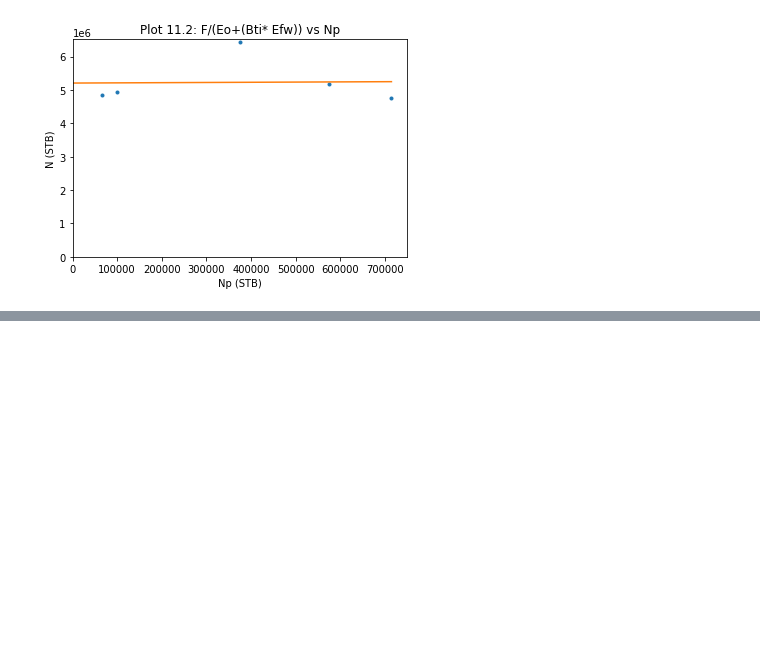
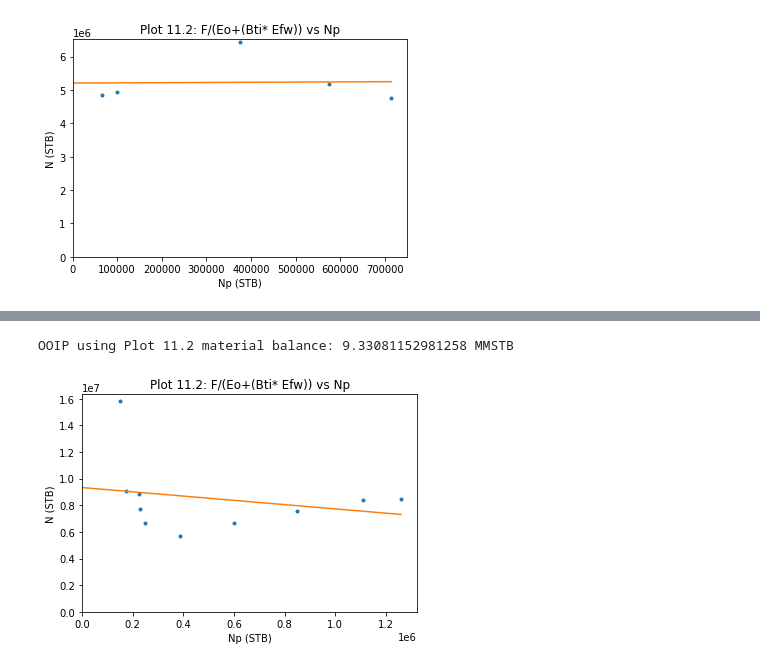
Before and after one commit to yohanesnuwara/reservoir-engineering, a Jupyter notebook: Unit 11 Undersaturated-Oil Reservoirs/notebook/11_examples.ipynb, the cells around one changed output, grey strips where cells are left out. Cells and saved outputs as stored; diff of their text form; code cells hidden in the pictures; blank space fills up the shorter version.

```diff
--- a/Unit 11 Undersaturated-Oil Reservoirs/notebook/11_examples.ipynb
+++ b/Unit 11 Undersaturated-Oil Reservoirs/notebook/11_examples.ipynb
@@ -211,0 +531,23 @@ OOIP using Plot 11.2 material balance: 5207192.68980829 STB
+# %%
+# plot 11.2 and regression to calculate OOIP
+
+def linear(x, a, b):
+  # a: slope
+  # b: intercept
+  y = a * x + b
+  return(y)
+
+popt, pcov = curve_fit(linear, Np[1:], N[1:])
+print('OOIP using Plot 11.2 material balance:', popt[1] / 1E+6, 'MMSTB')
+
+y = Np * popt[0] + popt[1]
+
+plt.plot(Np, N, '.')
+plt.plot(Np, y)
+plt.title('Plot 11.2: F/(Eo+(Bti* Efw)) vs Np')
+plt.xlim(xmin=0); plt.ylim(ymin=0)
+plt.xlabel('Np (STB)'); plt.ylabel('N (STB)')
+plt.show()
+# %% [output]
+OOIP using Plot 11.2 material balance: 9.33081152981258 MMSTB
+[figure, added]
```
Also changed, not shown: parts of 28 cells of this notebook.
